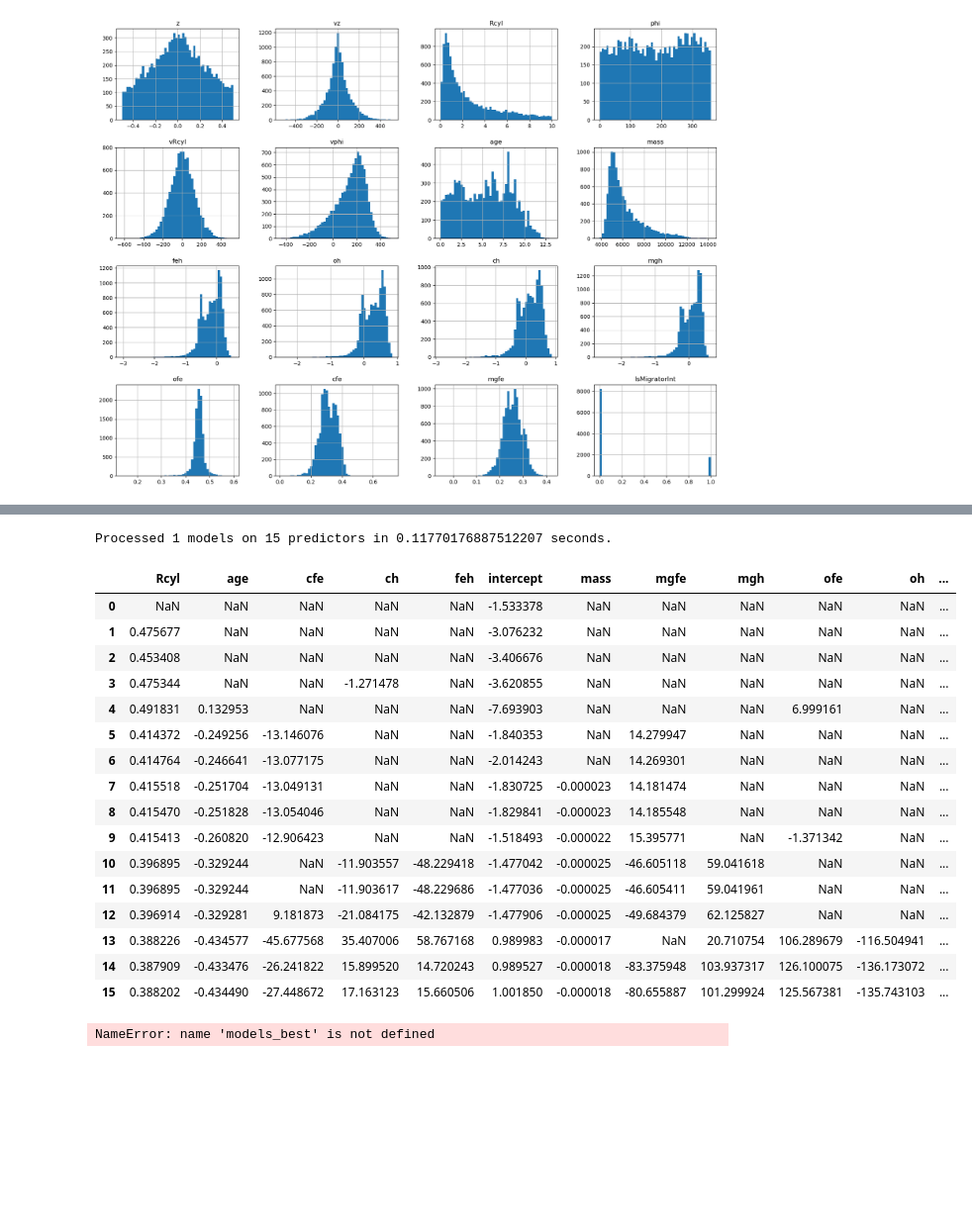
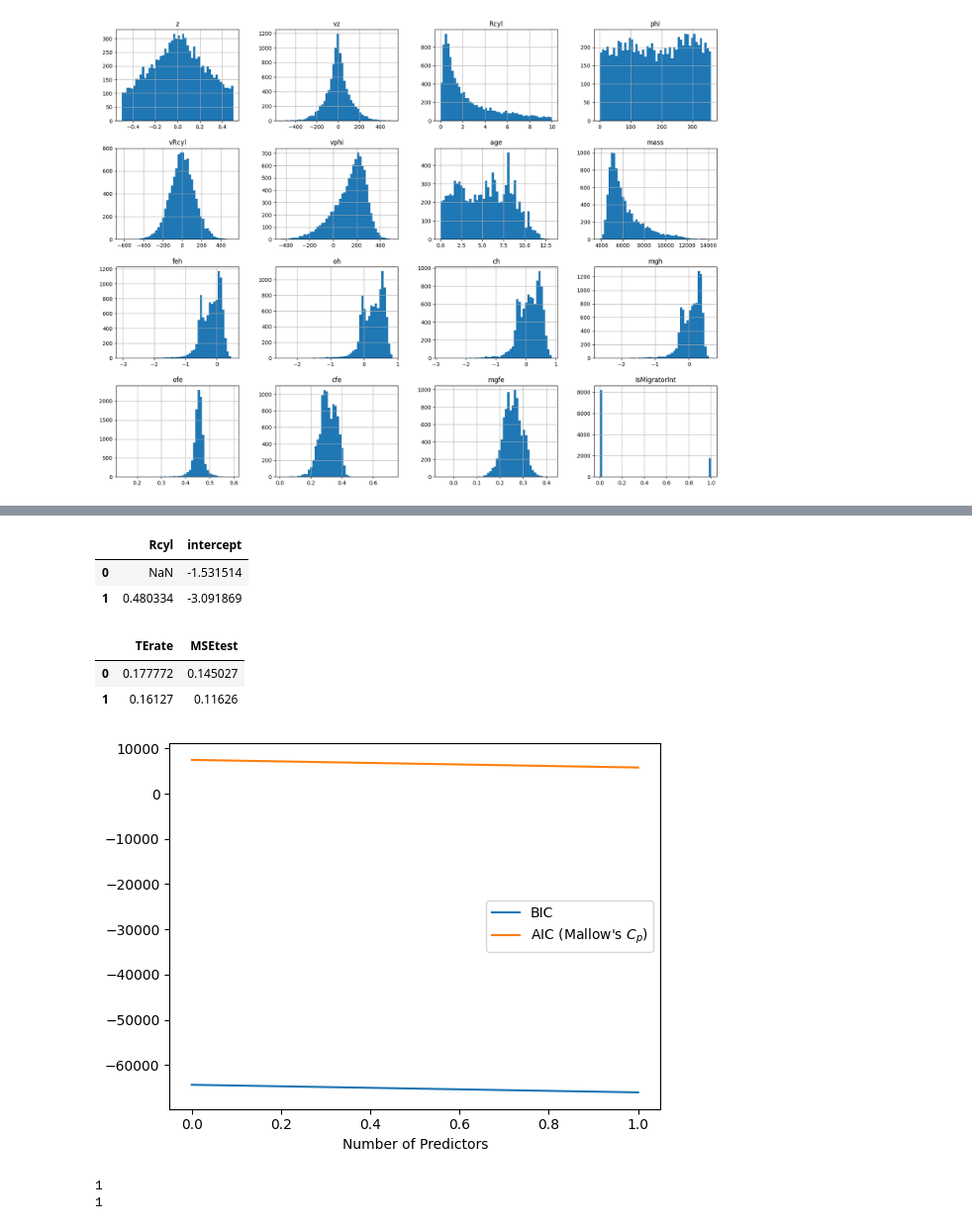
Before and after one commit to Chrillemis/AppStatProject, a Jupyter notebook: Best_Subset_Selection/Christian VariableSelection.ipynb, the cells around one changed output, grey strips where cells are left out. Shown at 99% size. Cells and saved outputs as stored; diff of their text form; code cells hidden in the pictures; blank space fills up the shorter version.

Commit message:
Best subset selection final edition

```diff
--- a/Best_Subset_Selection/Christian VariableSelection.ipynb
+++ b/Best_Subset_Selection/Christian VariableSelection.ipynb
@@ -22,6 +22,9 @@ from ISLP.models import (ModelSpec as MS,
 #Make dataframe thats called DataFinal that has x_train and y_train
 DataFinal = x_train
 DataFinal['IsMigratorInt'] = y_train
+# %%
+DataFinalTest = x_test
+DataFinalTest['IsMigratorInt'] = y_test
 # %%
 # Found on google
 def processSubset(feature_set):
@@ -34,7 +37,9 @@ def processSubset(feature_set):
         )
     regr = model.fit()
     TErate = np.mean((regr.predict(X) >= 0.5) != DataFinal['IsMigratorInt'])
-    return {"model": regr, "TErate": TErate}
+    MSEtest: float = ((regr.predict((sm.add_constant(DataFinalTest[list(feature_set)])) ) - y_test)**2).mean()
+
+    return {"model": regr, "TErate": TErate, "MSEtest": MSEtest}
 
 def getBest(k):
 
@@ -57,10 +62,10 @@ def getBest(k):
     # Return the best model, along with some other useful information about the model
     return best_model
 # %%
-models_best = pd.DataFrame(columns=["TErate", "model"])
+models_best = pd.DataFrame(columns=["TErate", "model", "MSEtest"])
 
 tic = time.time()
-for i in range(len(DataFinal.iloc[:,:-2].columns) + 1):
+for i in range(len(DataFinal.iloc[:,:-1].columns) + 1):
     models_best.loc[i] = getBest(i)
 
 toc = time.time()
@@ -85,50 +77,49 @@ Total elapsed time: 1201.4649729728699 seconds.
 # %%
-i = 15
-models_best.loc[i] = getBest(i)
+# i = 15
+# models_best.loc[i] = getBest(i)
-# %% [output]
-Processed 1 models on 15 predictors in 0.11770176887512207 seconds.
 # %%
-models_best.apply(lambda row: row[1].params, axis=1) # get the parameters of the best model for each number of predictors
+Outcome = models_best.apply(lambda row: row[1].params, axis=1) # get the parameters of the best model for each number of predictors
+Outcome = pd.DataFrame(Outcome)
+Outcome.to_csv('OutcomeBestSubsetSelection.csv')
+Outcome
 # %% [output]
-|  | Rcyl | age | cfe | ch | feh | intercept | mass | mgfe | mgh | ofe | oh | ... |
-| 0 | NaN | NaN | NaN | NaN | NaN | -1.533378 | NaN | NaN | NaN | NaN | NaN | ... |
-| 1 | 0.475677 | NaN | NaN | NaN | NaN | -3.076232 | NaN | NaN | NaN | NaN | NaN | ... |
-| 2 | 0.453408 | NaN | NaN | NaN | NaN | -3.406676 | NaN | NaN | NaN | NaN | NaN | ... |
-| 3 | 0.475344 | NaN | NaN | -1.271478 | NaN | -3.620855 | NaN | NaN | NaN | NaN | NaN | ... |
-| 4 | 0.491831 | 0.132953 | NaN | NaN | NaN | -7.693903 | NaN | NaN | NaN | 6.999161 | NaN | ... |
-| 5 | 0.414372 | -0.249256 | -13.146076 | NaN | NaN | -1.840353 | NaN | 14.279947 | NaN | NaN | NaN | ... |
-| 6 | 0.414764 | -0.246641 | -13.077175 | NaN | NaN | -2.014243 | NaN | 14.269301 | NaN | NaN | NaN | ... |
-| 7 | 0.415518 | -0.251704 | -13.049131 | NaN | NaN | -1.830725 | -0.000023 | 14.181474 | NaN | NaN | NaN | ... |
-| 8 | 0.415470 | -0.251828 | -13.054046 | NaN | NaN | -1.829841 | -0.000023 | 14.185548 | NaN | NaN | NaN | ... |
-| 9 | 0.415413 | -0.260820 | -12.906423 | NaN | NaN | -1.518493 | -0.000022 | 15.395771 | NaN | -1.371342 | NaN | ... |
-| 10 | 0.396895 | -0.329244 | NaN | -11.903557 | -48.229418 | -1.477042 | -0.000025 | -46.605118 | 59.041618 | NaN | NaN | ... |
-| 11 | 0.396895 | -0.329244 | NaN | -11.903617 | -48.229686 | -1.477036 | -0.000025 | -46.605411 | 59.041961 | NaN | NaN | ... |
-| 12 | 0.396914 | -0.329281 | 9.181873 | -21.084175 | -42.132879 | -1.477906 | -0.000025 | -49.684379 | 62.125827 | NaN | NaN | ... |
-| 13 | 0.388226 | -0.434577 | -45.677568 | 35.407006 | 58.767168 | 0.989983 | -0.000017 | NaN | 20.710754 | 106.289679 | -116.504941 | ... |
-| 14 | 0.387909 | -0.433476 | -26.241822 | 15.899520 | 14.720243 | 0.989527 | -0.000018 | -83.375948 | 103.937317 | 126.100075 | -136.173072 | ... |
-| 15 | 0.388202 | -0.434490 | -27.448672 | 17.163123 | 15.660506 | 1.001850 | -0.000018 | -80.655887 | 101.299924 | 125.567381 | -135.743103 | ... |
+|  | Rcyl | intercept |
+| 0 | NaN | -1.531514 |
+| 1 | 0.480334 | -3.091869 |
+# %%
+TEMSE = models_best[['TErate', 'MSEtest']]
+TEMSE.to_csv('TEreteAndMSETest.csv')
+TEMSE
+# %% [output]
+|  | TErate | MSEtest |
+| 0 | 0.177772 | 0.145027 |
+| 1 | 0.16127 | 0.11626 |
 # %%
-rsquare = models_best.apply(lambda row: row[1].rsquared_adj, axis=1) # get the R^2 of the best model for each number of predictors
+# rsquare = models_best.apply(lambda row: row[1].rsquared, axis=1) # get the R^2 of the best model for each number of predictors
 bic = models_best.apply(lambda row: row[1].bic, axis=1) # get the BIC of the best model for each number of predictors
 aic = models_best.apply(lambda row: row[1].aic, axis=1) # get the Mallow's Cp of the best model for each number of predictors
 # print(rsquare)
 # print(dir(models_best.loc[2, "model"]))
-# %% [output]
-NameError: name 'models_best' is not defined
 # %%
-plt.plot(rsquare, label="$R^2$")
-plt.legend()
-plt.xlabel('Number of Predictors')
-plt.show()
+# plt.plot(rsquare, label="$R^2$")
+# plt.legend()
+# plt.xlabel('Number of Predictors')
+# plt.show()
 
 plt.plot(bic, label="BIC")
 plt.plot(aic, label="AIC (Mallow's $C_p$)")
 plt.legend()
 plt.xlabel('Number of Predictors');
+plt.savefig("BICandAIC")
+# %% [output]
+[figure, added]
 # %%
 print(bic.idxmin()) #Finds where minimum  and maximum values are
 print(aic.idxmin())
-print(rsquare.idxmax())
+# print(rsquare.idxmax())
 
-print(rsquare.max()) #To compare k=4 and k=3
-print(rsquare[3])
+# print(rsquare.max()) #To compare k=4 and k=3
+# print(rsquare[3])
+# %% [output]
+1
+1
```
Also changed, not shown: parts of 1 cell of this notebook, 2 other files.
